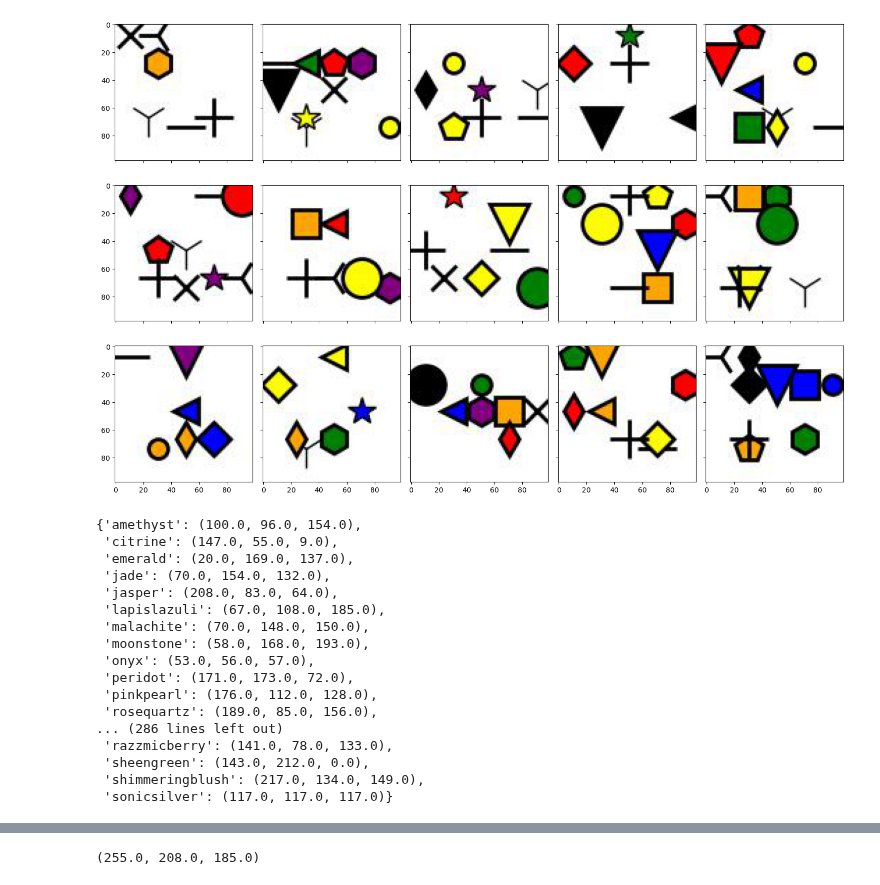
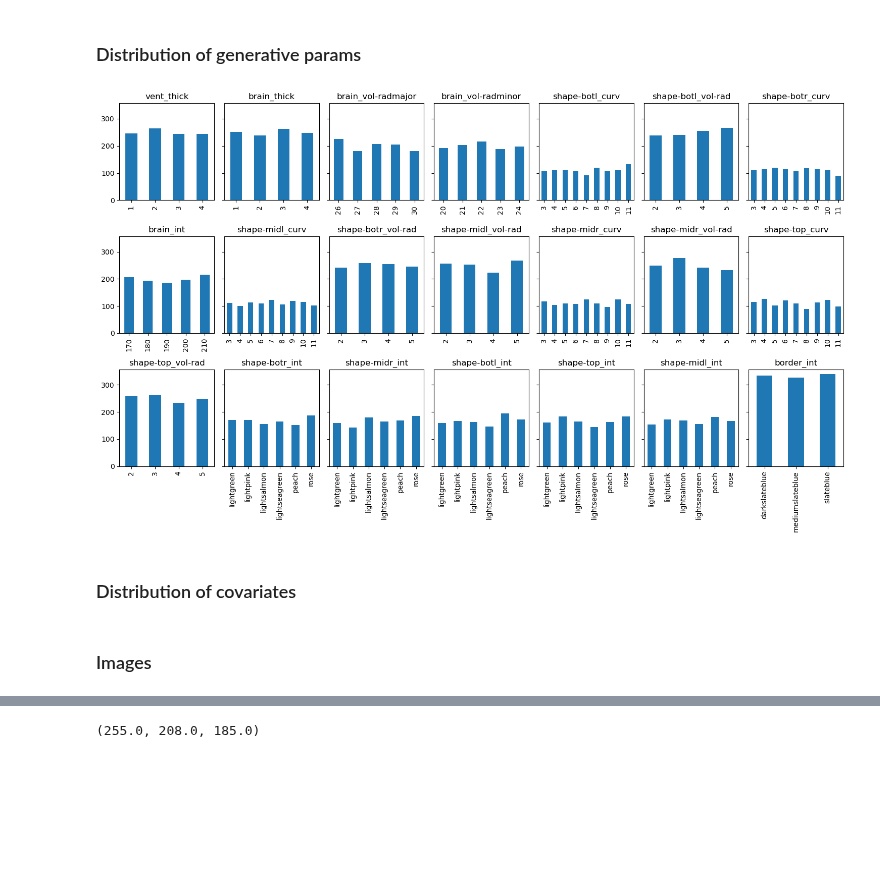
Before and after one commit to RoshanRane/toybrains, a Jupyter notebook: create_sim-data.ipynb, the cells around one changed output, grey strips where cells are left out. Cells and saved outputs as stored; diff of their text form; code cells hidden in the pictures; blank space fills up the shorter version.

Commit message:
working image generator
first version. Doesn't have any covariates or labels.

```diff
--- a/create_sim-data.ipynb
+++ b/create_sim-data.ipynb
@@ -32,0 +30,3 @@ a.shape
+# %%
+df = pd.read_csv(glob("shapes/toybrains_n*.csv")[0]).set_index('subjectID')
+df.info()
@@ -33,33 +51,45 @@ a.shape
+# %% [markdown]
+### Distribution of generative params
+# %%
+# sort dataframe cols by column name
+df = df.reindex(sorted(df.columns)[::-1], axis=1)
+# sort dataframe cols by dtypes
+cols = df.dtypes.sort_values().index
+
+f,axes = plt.subplots(len(cols)//7, 7, figsize=(15,3*len(cols)//7),
+                      sharey=True)
+axes = axes.ravel()
+
+
+for i,col in enumerate(cols):
+    ax = axes[i]
+    df[col].value_counts().sort_index().plot.bar(ax=ax, title=col)
+
+plt.tight_layout()
+plt.show()
+# %% [output]
+[figure, added]
+# %% [markdown]
+### Distribution of covariates
+# %% [markdown]
+### Images
 # %%
-f, axes = plt.subplots(3,5, figsize=(15,10), sharex=True, sharey=True)
-axes = axes.ravel()
+def show_images(img_files=None, img_arrs=None, n_rows=1):
+    assert (img_files is not None) or (img_arrs is not None), "atleast img_files or img_arrs should be provided"
 
-for i, img_file in enumerate(glob("shapes/images/*.jpg")):
-    if i<len(axes):
-        img=mpimg.imread(img_file)
-        ax = axes[i]
-        ax.imshow(img)
-        # ax.axis('off')
-plt.tight_layout()
+    n_cols = 10
+    f, axes = plt.subplots(n_rows, n_cols, figsize=(n_cols,n_rows),
+                           sharex=True, sharey=True)
+    # f.suptitle("Toy brains dataset:")
+    axes = axes.ravel()
+
+    for i, img in enumerate(imagefiles):
+        if i<len(axes):
+            if isinstance(img, str):
+                img = mpimg.imread(img)
+            ax = axes[i]
+            ax.imshow(img)
+            ax.axis('off')
+
+    plt.tight_layout()
+    plt.show()
-# %% [output]
-[figure, removed]
-# %%
-ColorDict()
-# %% [output]
-{'amethyst': (100.0, 96.0, 154.0),
- 'citrine': (147.0, 55.0, 9.0),
- 'emerald': (20.0, 169.0, 137.0),
- 'jade': (70.0, 154.0, 132.0),
- 'jasper': (208.0, 83.0, 64.0),
- 'lapislazuli': (67.0, 108.0, 185.0),
- 'malachite': (70.0, 148.0, 150.0),
- 'moonstone': (58.0, 168.0, 193.0),
- 'onyx': (53.0, 56.0, 57.0),
- 'peridot': (171.0, 173.0, 72.0),
- 'pinkpearl': (176.0, 112.0, 128.0),
- 'rosequartz': (189.0, 85.0, 156.0),
-... (286 lines left out)
- 'razzmicberry': (141.0, 78.0, 133.0),
- 'sheengreen': (143.0, 212.0, 0.0),
- 'shimmeringblush': (217.0, 134.0, 149.0),
- 'sonicsilver': (117.0, 117.0, 117.0)}
```
Also changed, not shown: parts of 16 cells of this notebook, 1 other file.
